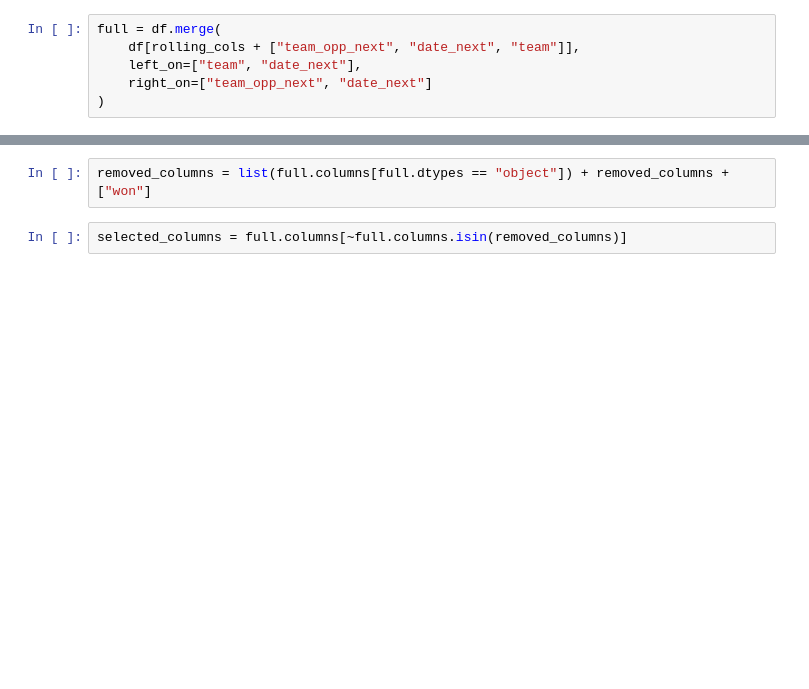
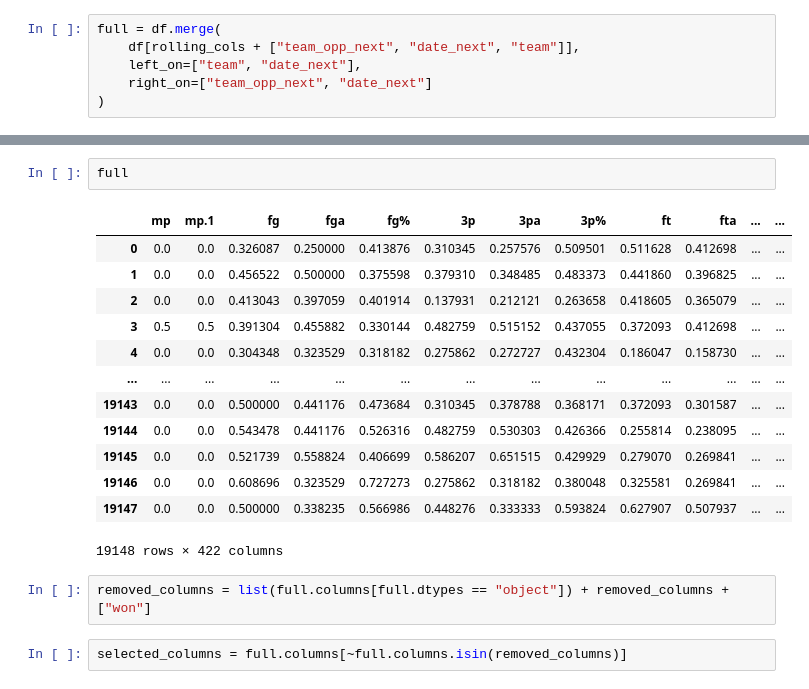
Before and after one commit to Spencer-Green/NBA-Prediction-Model, a Jupyter notebook: predict.ipynb, the cells around one changed output, grey strips where cells are left out. Drawn from its saved outputs; the diff is of its cells as text; blank space fills up the shorter version.

```diff
--- a/predict.ipynb
+++ b/predict.ipynb
@@ -388,3 +484,19 @@ full[["team_x", "team_opp_next_x", "team_y", "team_opp_next_y", "date_next", "se
+# %%
+full
+# %% [output]
+|  | mp | mp.1 | fg | fga | fg% | 3p | 3pa | 3p% | ft | fta | ... | ... |
+| 0 | 0.0 | 0.0 | 0.326087 | 0.250000 | 0.413876 | 0.310345 | 0.257576 | 0.509501 | 0.511628 | 0.412698 | ... | ... |
+| 1 | 0.0 | 0.0 | 0.456522 | 0.500000 | 0.375598 | 0.379310 | 0.348485 | 0.483373 | 0.441860 | 0.396825 | ... | ... |
+| 2 | 0.0 | 0.0 | 0.413043 | 0.397059 | 0.401914 | 0.137931 | 0.212121 | 0.263658 | 0.418605 | 0.365079 | ... | ... |
+| 3 | 0.5 | 0.5 | 0.391304 | 0.455882 | 0.330144 | 0.482759 | 0.515152 | 0.437055 | 0.372093 | 0.412698 | ... | ... |
+| 4 | 0.0 | 0.0 | 0.304348 | 0.323529 | 0.318182 | 0.275862 | 0.272727 | 0.432304 | 0.186047 | 0.158730 | ... | ... |
+| ... | ... | ... | ... | ... | ... | ... | ... | ... | ... | ... | ... | ... |
+| 19143 | 0.0 | 0.0 | 0.500000 | 0.441176 | 0.473684 | 0.310345 | 0.378788 | 0.368171 | 0.372093 | 0.301587 | ... | ... |
+| 19144 | 0.0 | 0.0 | 0.543478 | 0.441176 | 0.526316 | 0.482759 | 0.530303 | 0.426366 | 0.255814 | 0.238095 | ... | ... |
+| 19145 | 0.0 | 0.0 | 0.521739 | 0.558824 | 0.406699 | 0.586207 | 0.651515 | 0.429929 | 0.279070 | 0.269841 | ... | ... |
+| 19146 | 0.0 | 0.0 | 0.608696 | 0.323529 | 0.727273 | 0.275862 | 0.318182 | 0.380048 | 0.325581 | 0.269841 | ... | ... |
+| 19147 | 0.0 | 0.0 | 0.500000 | 0.338235 | 0.566986 | 0.448276 | 0.333333 | 0.593824 | 0.627907 | 0.507937 | ... | ... |
+19148 rows × 422 columns
 # %%
 removed_columns = list(full.columns[full.dtypes == "object"]) + removed_columns + ["won"]
 # %%
```
Also changed, not shown: parts of 28 cells of this notebook, 8 other files.
